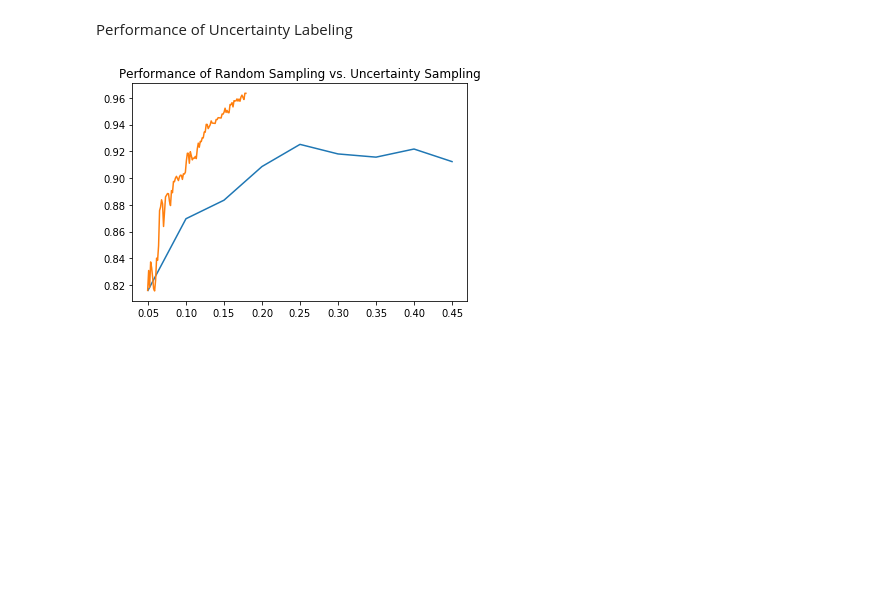
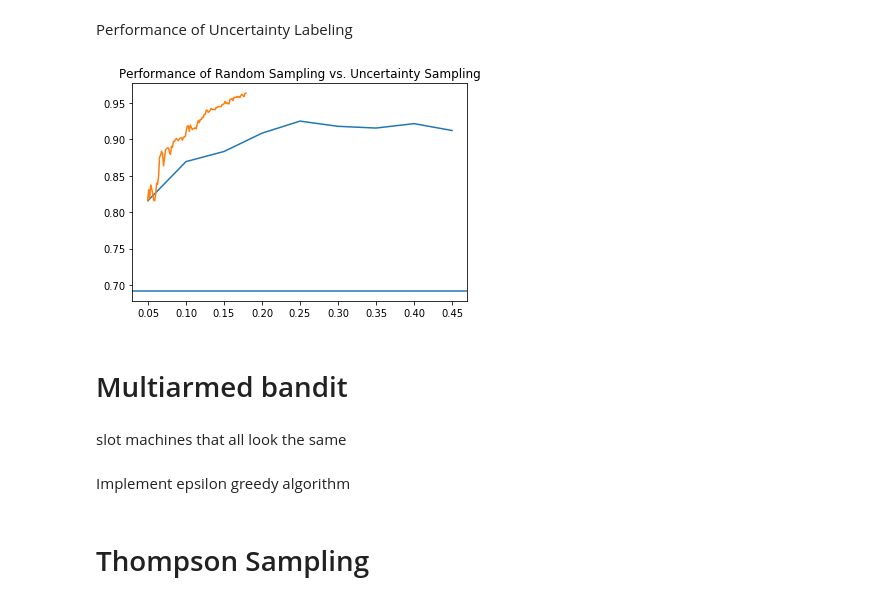
Before and after one commit to nelsonauner/active-learning, a Jupyter notebook: Contextual Bandit for Active Learning - Active Thompson Sampling.ipynb, the cells around one changed output. Cells and saved outputs as stored; diff of their text form; code cells hidden in the pictures; blank space fills up the shorter version.

```diff
--- a/Contextual Bandit for Active Learning - Active Thompson Sampling.ipynb
+++ b/Contextual Bandit for Active Learning - Active Thompson Sampling.ipynb
@@ -62,4 +90,4 @@ from sklearn.model_selection import train_test_split
 # %%
 # split into a training and testing set
 X_train, X_test, y_train, y_test, indices_train,indices_test = \
-train_test_split(X, y, np.arange(X.shape[0]), test_size=0.5, random_state=42)
+train_test_split(X, y, np.arange(X.shape[0]), test_size=0.95, random_state=42)
@@ -137,8 +167,9 @@ perc_iterations_us = np.arange(n_iteration[0], n_iteration[0]+N_ROUNDS, 1) * 1.
 # %%
 %matplotlib inline
 plt.plot(perc_iterations, score_random_sampling)
 plt.plot(perc_iterations_us, score_uncertainty_sampling)
 plt.title('Performance of Random Sampling vs. Uncertainty Sampling')
+plt.axhline(y=np.mean(y))
 plt.show()
 # %% [output]
-[figure, old version]
+[figure, new version]
@@ -146,0 +176,9 @@ import os; os.getcwd
+# %% [markdown]
+# Multiarmed bandit
+# %% [markdown]
+slot machines that all look the same
+# %% [markdown]
+
+Implement epsilon greedy algorithm
+# %% [markdown]
+# Thompson Sampling
```
Also changed, not shown: parts of 25 cells of this notebook.
